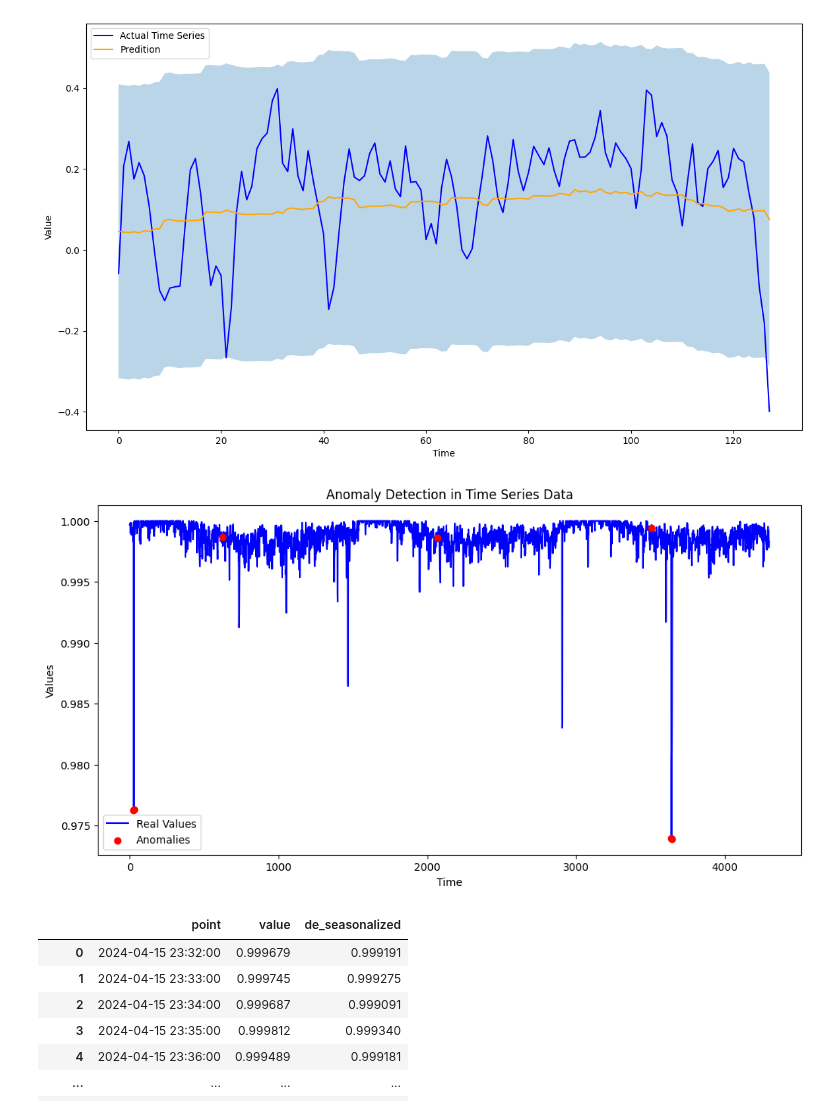
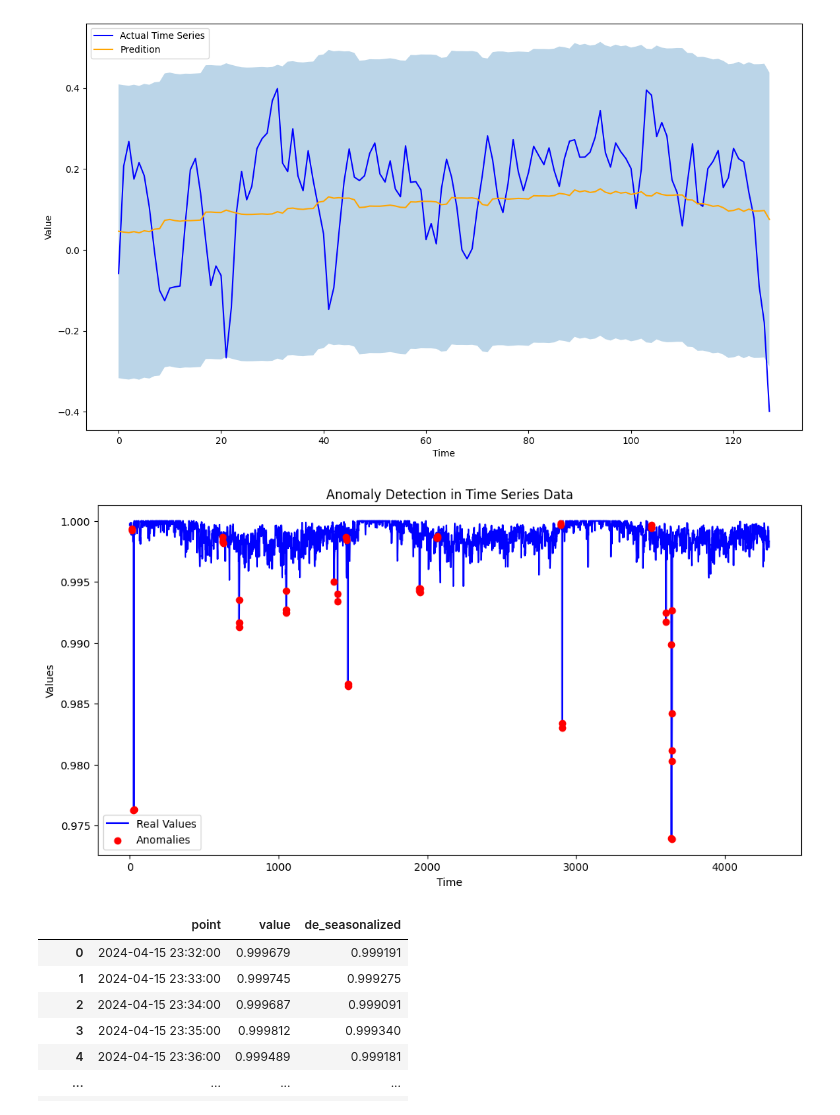
Before and after one commit to germanKoch/red-hack-time-series-analyzer, a Jupyter notebook: notebooks/convolutional_nn_quatile.ipynb, the cells around one changed output. Drawn from its saved outputs; the diff is of its cells as text; code cells hidden in the pictures.

Commit message:
improved threshhold

```diff
--- a/notebooks/convolutional_nn_quatile.ipynb
+++ b/notebooks/convolutional_nn_quatile.ipynb
@@ -223,20 +223,6 @@ class ConvAutoencoder(pl.LightningModule):
         optimizer = torch.optim.Adam(self.parameters(), lr=0.0001)
         return optimizer
 
-    # Function to evaluate model on validation set
-    def evaluate_threshhold(self, val_loader, percentile):
-        self.eval()  # Set model to evaluation mode
-        val_loss = []
-        criterion = nn.L1Loss()
-        with torch.no_grad():  # Disable gradient calculation
-            for x, y in val_loader:
-                y_hat = self(x)
-                loss = criterion(y_hat, y)
-                val_loss.append(loss.item())
-        THRESHOLD = np.percentile(val_loss, percentile)
-        self.threshold = THRESHOLD
-        return THRESHOLD, val_loss
-
 
     def configure_optimizers(self):
         return optim.Adam(self.parameters(), lr=0.0001)
@@ -293,3 +281,18 @@ model.evaluate_threshhold(train_dataloader, 99.9999999999999999)
+# %%
+def evaluate_threshhold(model, val_dataloader):
+    model.eval()  # Set model to evaluation mode
+    val_loss = []
+    with torch.no_grad():  # Disable gradient calculation
+        for x, y in val_dataloader:
+            y_hat = model(x)
+            loss = np.abs(y_hat - y)
+            val_loss.append(loss.numpy())
+    return val_loss
+# %%
+errors = evaluate_threshhold(model, val_dataloader)
+errors = np.concatenate(errors).ravel()
+threshold = np.quantile(errors, 0.99)
+model.threshold = threshold
 # %%
 model.eval()
 with torch.no_grad():
@@ -321,35 +324,35 @@ def detect_anomalies(model, time_series, threshold, window_size):
             prediction = model(window).squeeze(0)
             predicted_values.extend(prediction.tolist())
 
             error = torch.abs(prediction - window.squeeze(0))
             for j in range(window_size):
                 if error[j].item() > threshold:
                     anomalies.append(i + j)  # Mark the specific point as an anomaly
     return anomalies, predicted_values
 
 # Example time series data (replace with your actual data)
 time_series_data = data['value'].values[0:4300].reshape(-1, 1)  # Replace with your actual time series data
 deseasonalized = torch.FloatTensor(scaler.transform(data['de_seasonalized'].values[0:4300].reshape(-1, 1)))
 window_size = SEQ_LEN  # Replace with your actual window size
-threshold = model.threshold*10  # Replace with your actual threshold for anomaly detection
+threshold = model.threshold  # Replace with your actual threshold for anomaly detection
 
 # Detect anomalies
 anomalies, predicted_values = detect_anomalies(model, deseasonalized, threshold, window_size)
 
 # Convert lists to numpy arrays for easier plotting
 predicted_values = np.array(predicted_values).flatten()
 
 # Plot the results
 plt.figure(figsize=(12, 6))
 plt.plot(time_series_data, label='Real Values', color='blue')
 plt.scatter(anomalies, time_series_data[anomalies], color='red', label='Anomalies', zorder=5)
 plt.xlabel('Time')
 plt.ylabel('Values')
 plt.legend()
 plt.title('Anomaly Detection in Time Series Data')
 plt.show()
 # %% [output]
-[figure, old version]
+[figure, new version]
 # %%
 data
 # %% [output]
```
Also changed, not shown: parts of 2 cells of this notebook, 2 other files.
